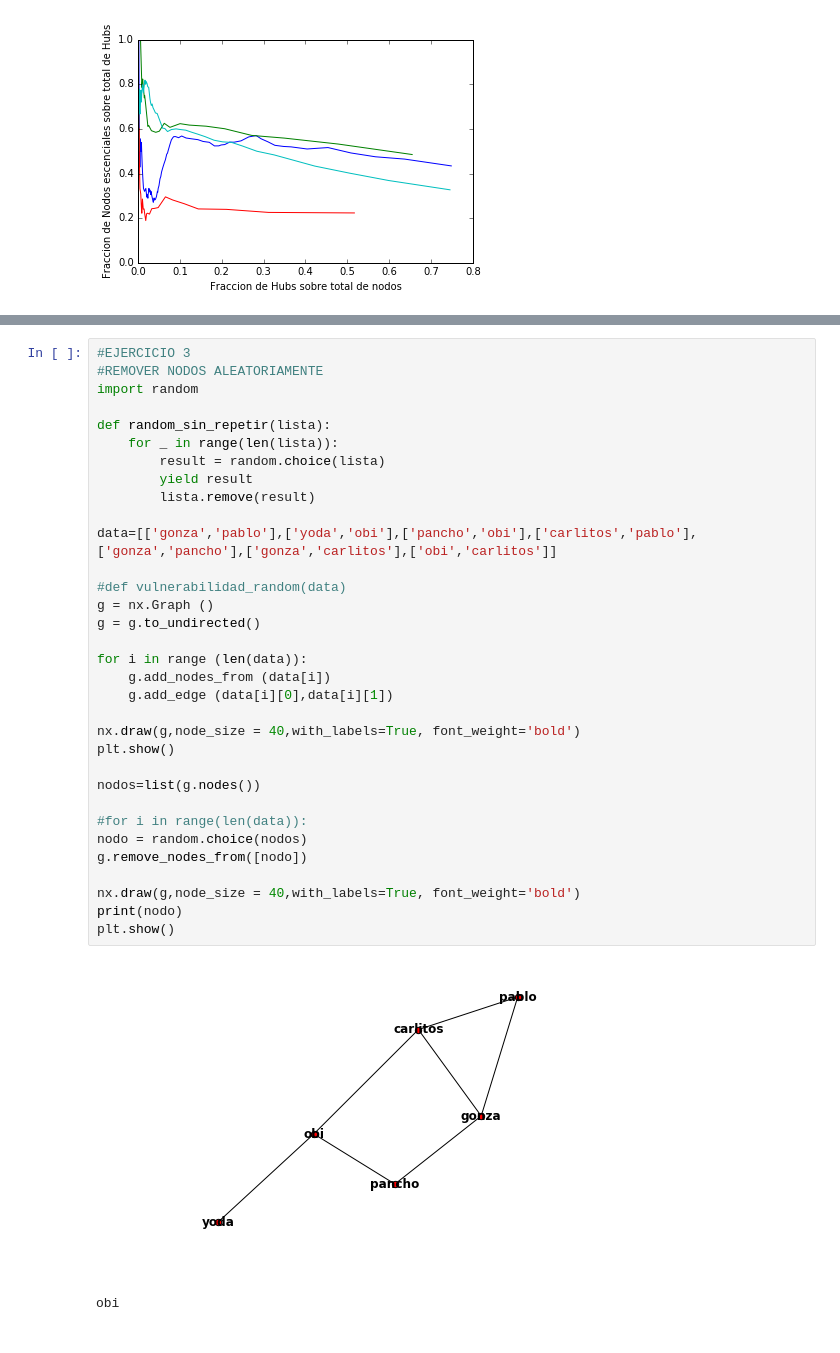
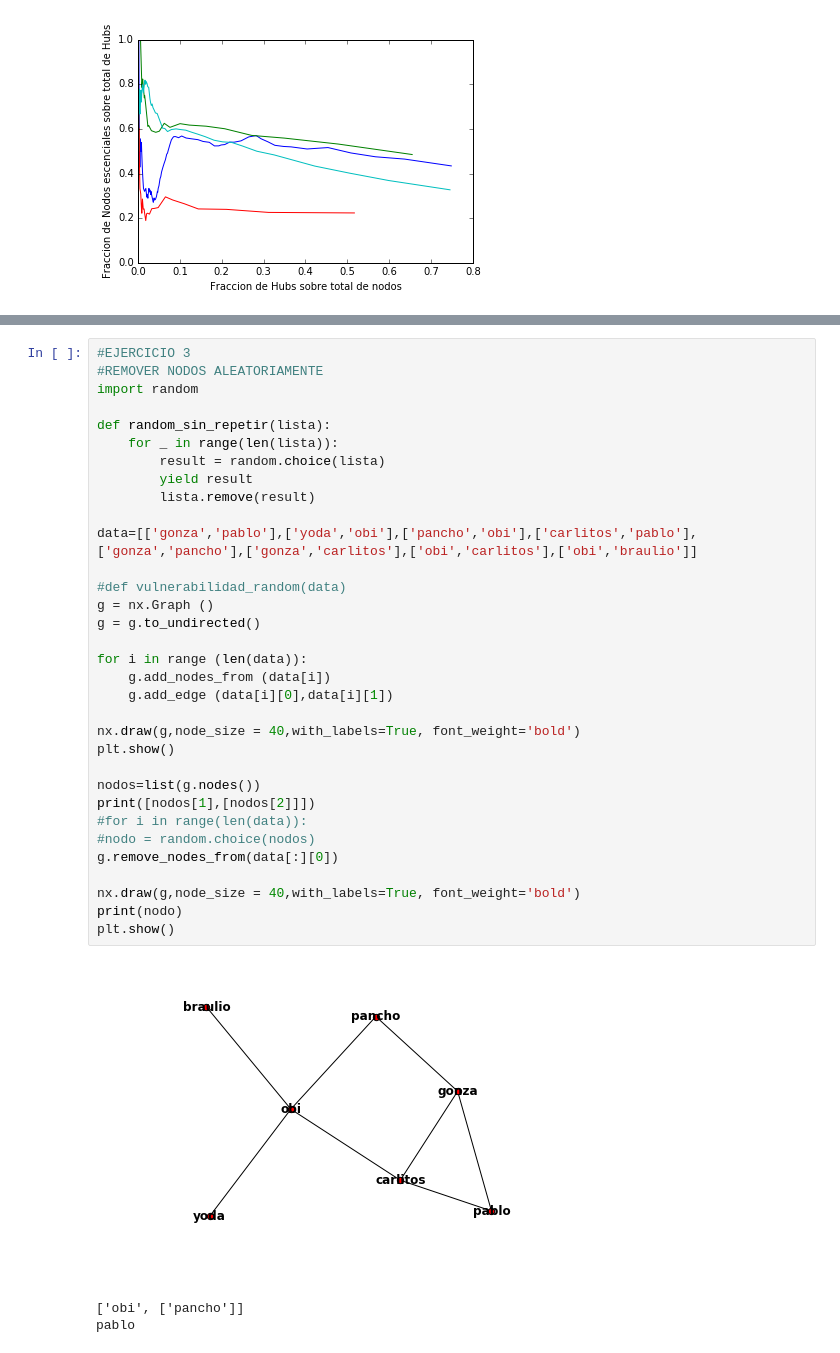
Before and after one commit to Juanfio/FacuyJuan_2018, a Jupyter notebook: TP02/TP02_CODIGOS.ipynb, the cells around one changed output, grey strips where cells are left out. Drawn from its saved outputs; the diff is of its cells as text.

```diff
--- a/TP02/TP02_CODIGOS.ipynb
+++ b/TP02/TP02_CODIGOS.ipynb
@@ -298,36 +252,37 @@ asignar_esencialidad(APP)
 # %%
 #EJERCICIO 3
 #REMOVER NODOS ALEATORIAMENTE
 import random
 
 def random_sin_repetir(lista):
     for _ in range(len(lista)):
         result = random.choice(lista)
         yield result
         lista.remove(result)
 
-data=[['gonza','pablo'],['yoda','obi'],['pancho','obi'],['carlitos','pablo'],['gonza','pancho'],['gonza','carlitos'],['obi','carlitos']]
+data=[['gonza','pablo'],['yoda','obi'],['pancho','obi'],['carlitos','pablo'],['gonza','pancho'],['gonza','carlitos'],['obi','carlitos'],['obi','braulio']]
 
 #def vulnerabilidad_random(data)
 g = nx.Graph ()
 g = g.to_undirected()
 
 for i in range (len(data)):
     g.add_nodes_from (data[i])
     g.add_edge (data[i][0],data[i][1])
 
 nx.draw(g,node_size = 40,with_labels=True, font_weight='bold')
 plt.show()
 
 nodos=list(g.nodes())
-
+print([nodos[1],[nodos[2]]])
 #for i in range(len(data)):
-nodo = random.choice(nodos)
-g.remove_nodes_from([nodo])
+#nodo = random.choice(nodos)
+g.remove_nodes_from(data[:][0])
 
 nx.draw(g,node_size = 40,with_labels=True, font_weight='bold')
 print(nodo)
 plt.show()
 # %% [output]
-[figure, old version]
+[figure, new version]
-obi
+['obi', ['pancho']]
+pablo
```
Also changed, not shown: parts of 13 cells of this notebook.
